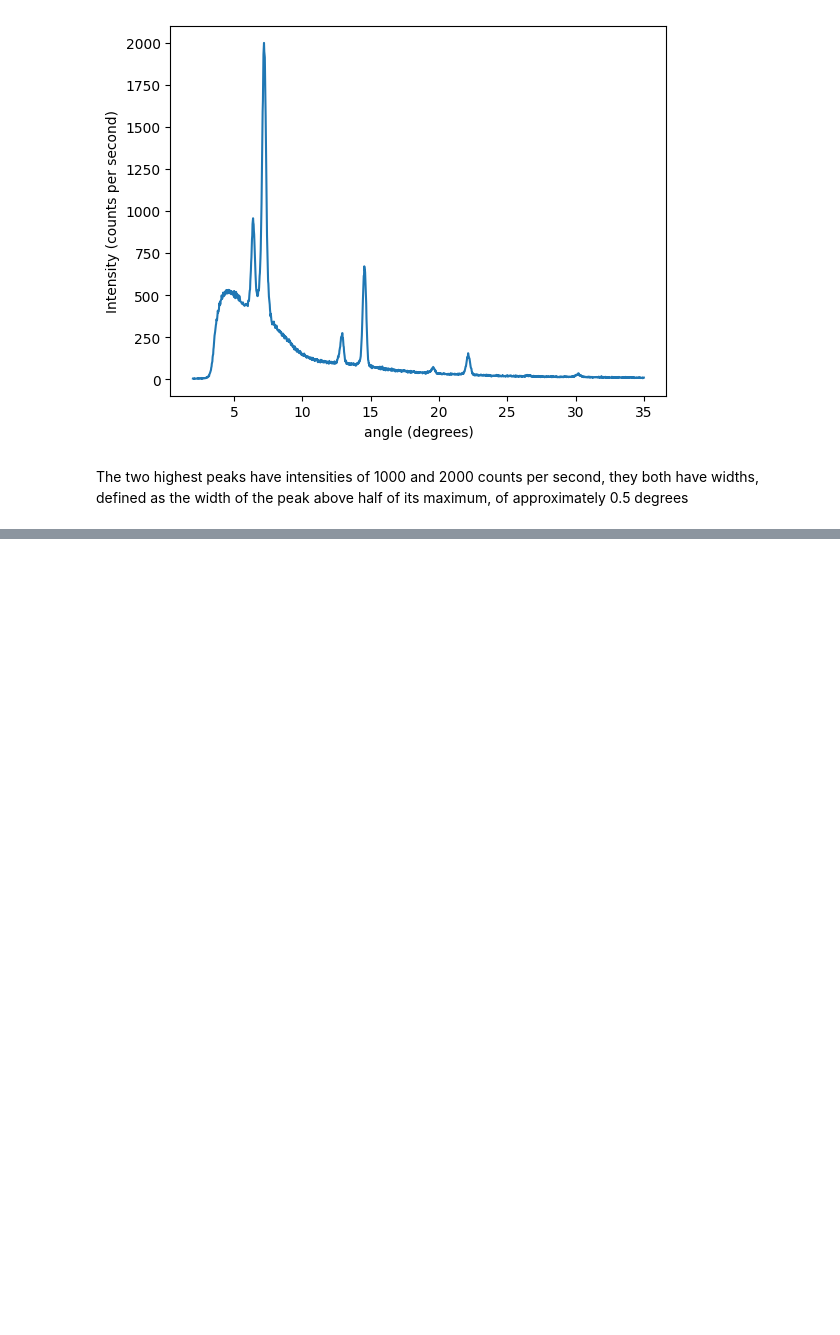
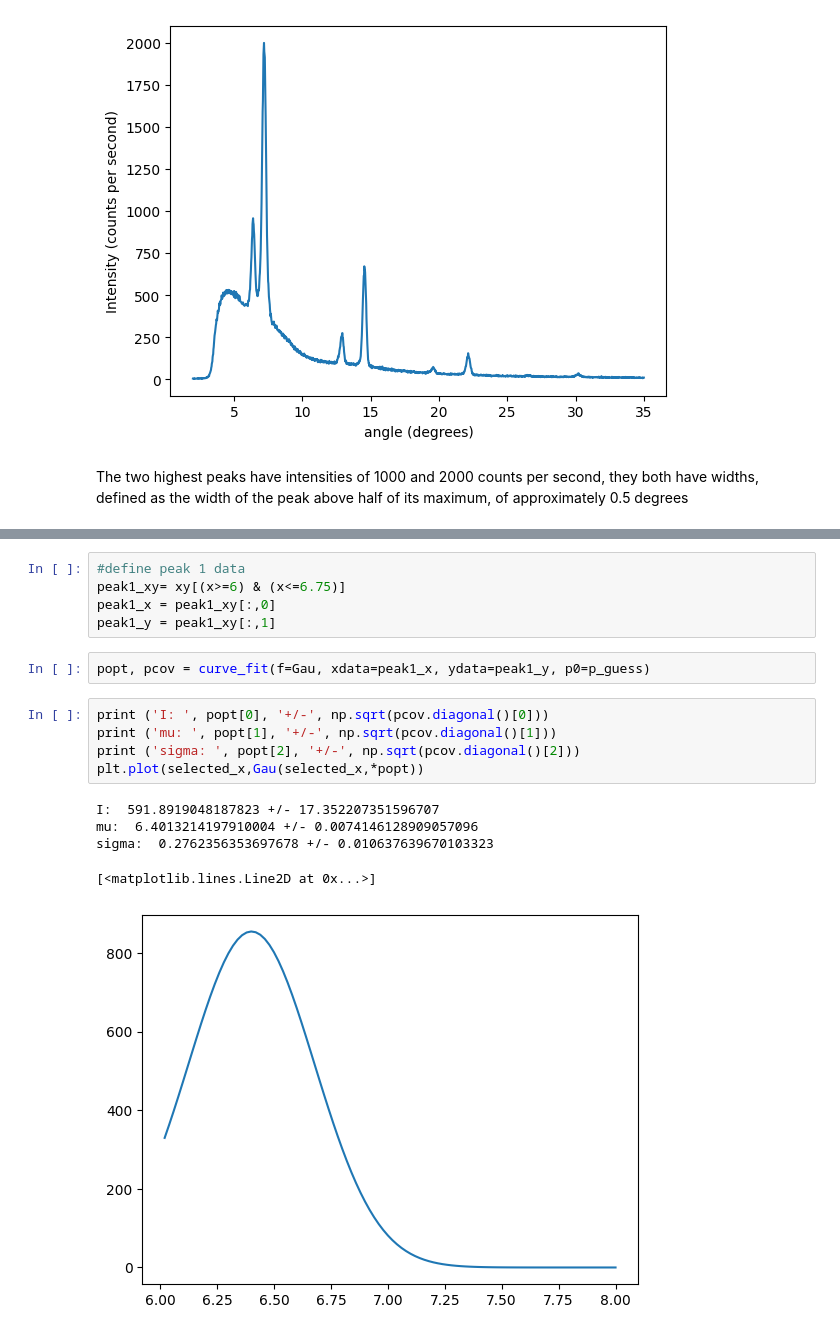
Before and after one commit to PX2145-2025/week-4-b-Morley-James, a Jupyter notebook: Curvefit.ipynb, the cells around one changed output, grey strips where cells are left out. Saved outputs shown, nothing was run; the diff lists cells and outputs as text; blank space fills up the shorter version.

```diff
--- a/Curvefit.ipynb
+++ b/Curvefit.ipynb
@@ -302,0 +316,18 @@ Gau(x, intensity, mu, sigma)
+# %%
+#define peak 1 data
+peak1_xy= xy[(x>=6) & (x<=6.75)]
+peak1_x = peak1_xy[:,0]
+peak1_y = peak1_xy[:,1]
+# %%
+popt, pcov = curve_fit(f=Gau, xdata=peak1_x, ydata=peak1_y, p0=p_guess)
+# %%
+print ('I: ', popt[0], '+/-', np.sqrt(pcov.diagonal()[0]))
+print ('mu: ', popt[1], '+/-', np.sqrt(pcov.diagonal()[1]))
+print ('sigma: ', popt[2], '+/-', np.sqrt(pcov.diagonal()[2]))
+plt.plot(selected_x,Gau(selected_x,*popt))
+# %% [output]
+I:  591.8919048187823 +/- 17.352207351596707
+mu:  6.4013214197910004 +/- 0.0074146128909057096
+sigma:  0.2762356353697678 +/- 0.010637639670103323
+[<matplotlib.lines.Line2D at 0x...>]
+[figure, added]
```
Also changed, not shown: parts of 6 cells of this notebook.
